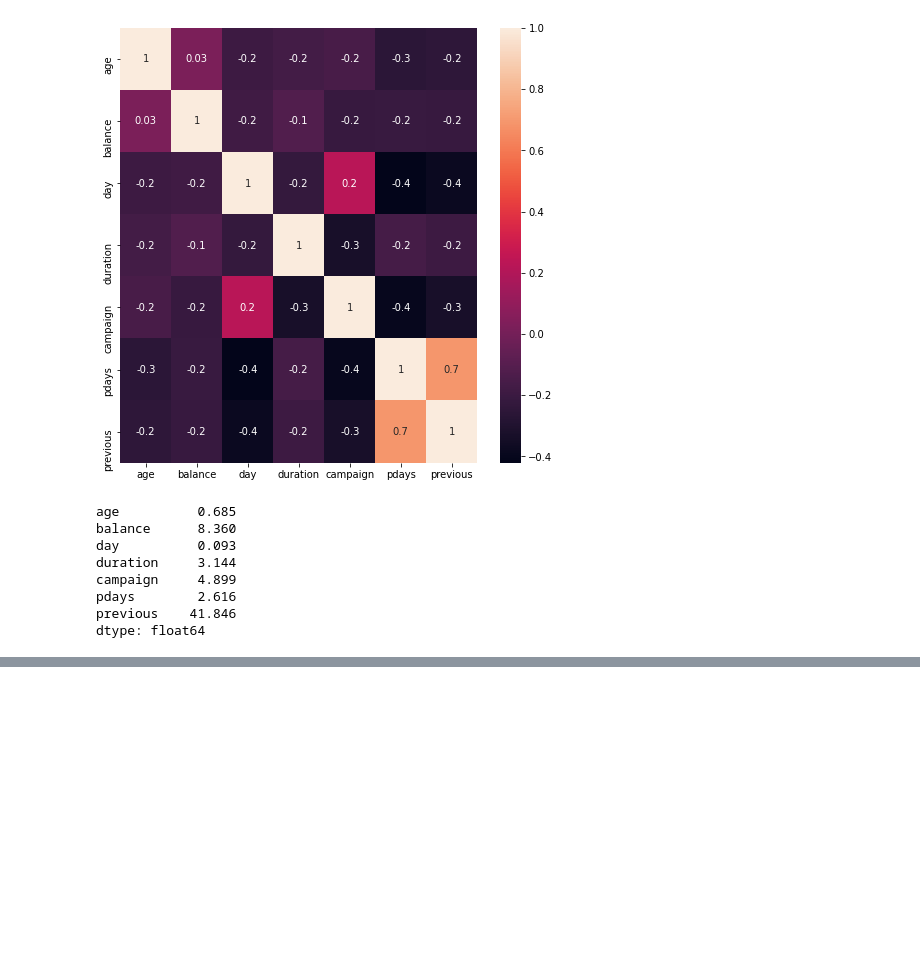
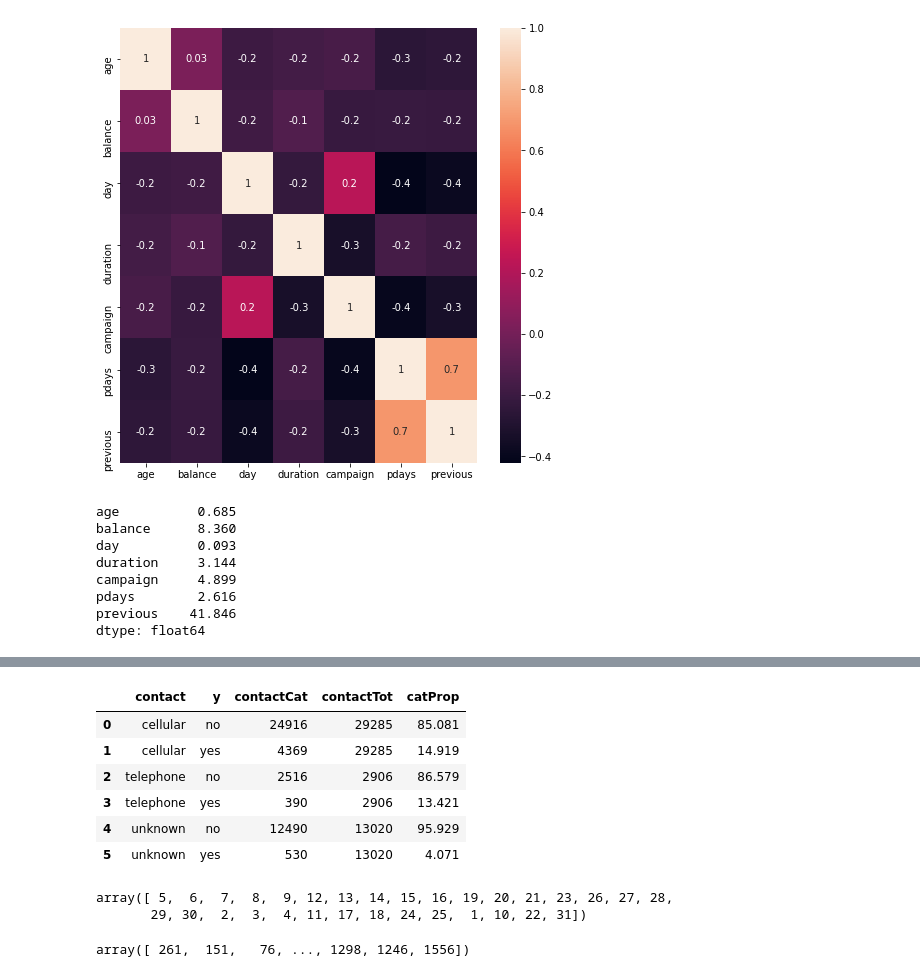
Before and after one commit to FauziArifin/PacktData, a Jupyter notebook: Term_Deposits.ipynb, the cells around one changed output, grey strips where cells are left out. Saved outputs shown, nothing was run; the diff lists cells and outputs as text; code cells hidden in the pictures; blank space fills up the shorter version.

```diff
--- a/Term_Deposits.ipynb
+++ b/Term_Deposits.ipynb
@@ -493,0 +521,3 @@ dtype: float64
+# %%
+contactTot = df_bank.groupby('contact')['y'].agg(contactTot = 'count').reset_index()
+contactTot
@@ -493,0 +529,3 @@ dtype: float64
+# %%
+contactProp = df_bank.groupby(['contact', 'y'])['y'].agg(contactCat='count').reset_index()
+contactProp
@@ -493,0 +540,18 @@ dtype: float64
+# %%
+contactComb = pd.merge(contactProp, contactTot, on=['contact'])
+contactComb['catProp'] = (contactComb.contactCat/contactComb.contactTot)*100
+
+contactComb
+# %% [output]
+|  | contact | y | contactCat | contactTot | catProp |
+| 0 | cellular | no | 24916 | 29285 | 85.081 |
+| 1 | cellular | yes | 4369 | 29285 | 14.919 |
+| 2 | telephone | no | 2516 | 2906 | 86.579 |
+| 3 | telephone | yes | 390 | 2906 | 13.421 |
+| 4 | unknown | no | 12490 | 13020 | 95.929 |
+| 5 | unknown | yes | 530 | 13020 | 4.071 |
+# %%
+df_bank['day'].unique()
+# %% [output]
+array([ 5,  6,  7,  8,  9, 12, 13, 14, 15, 16, 19, 20, 21, 23, 26, 27, 28,
+       29, 30,  2,  3,  4, 11, 17, 18, 24, 25,  1, 10, 22, 31])
@@ -493,0 +561,4 @@ dtype: float64
+# %%
+df_bank['duration'].unique()
+# %% [output]
+array([ 261,  151,   76, ..., 1298, 1246, 1556])
```
Also changed, not shown: parts of 15 cells of this notebook.
